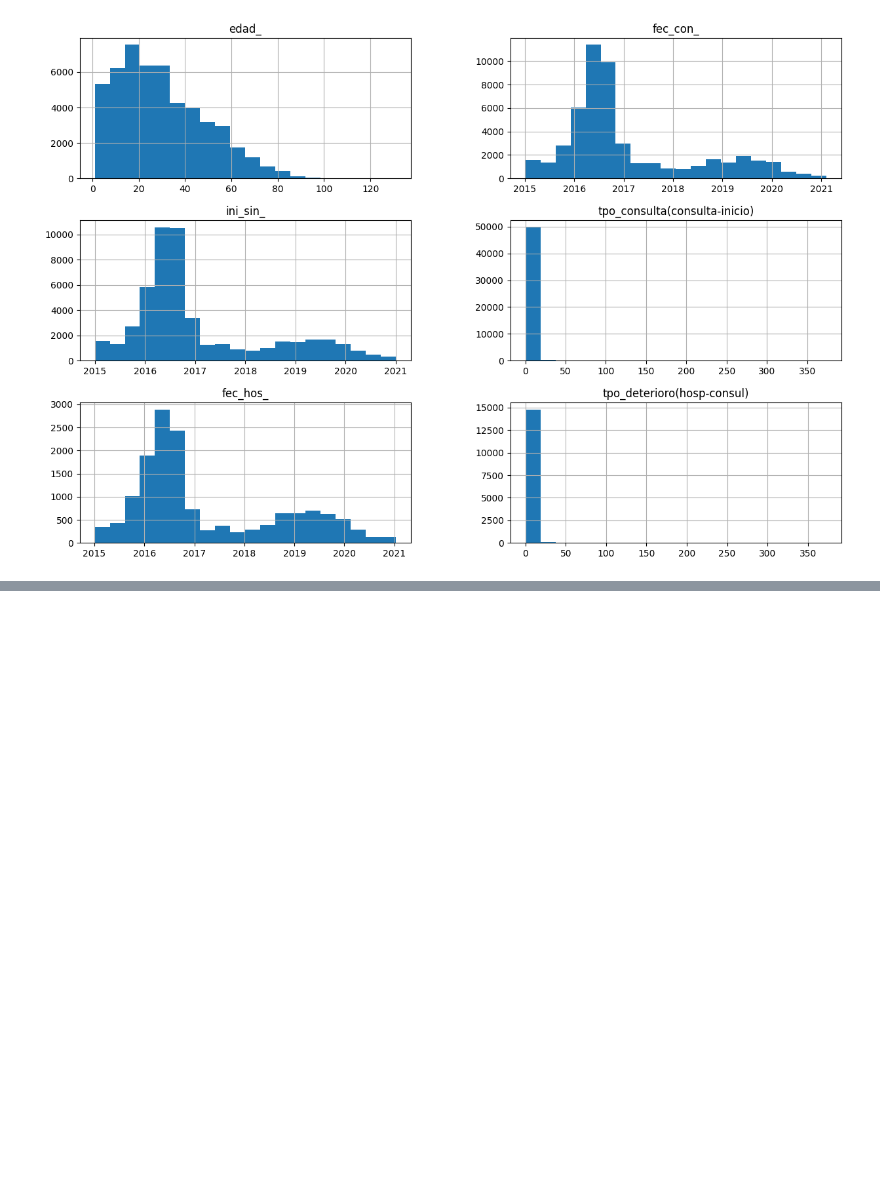
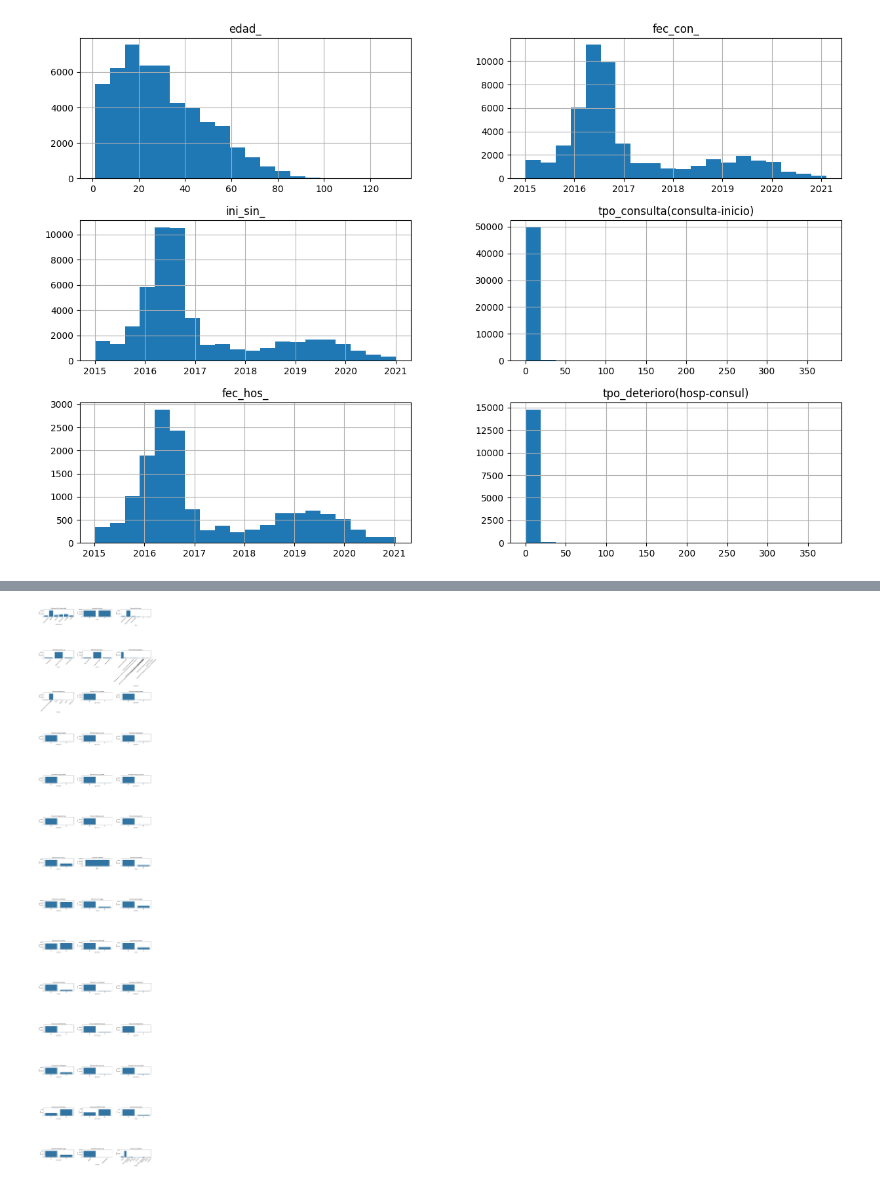
Before and after one commit to MarioSolano98/actividad-evaluativa3-AC, a Jupyter notebook: actividad_evaluativa3.ipynb, the cells around one changed output, grey strips where cells are left out. Cells and saved outputs as stored; diff of their text form; code cells hidden in the pictures; blank space fills up the shorter version.

```diff
--- a/actividad_evaluativa3.ipynb
+++ b/actividad_evaluativa3.ipynb
@@ -81,12 +87,3 @@ data.hist(bins=20, figsize=(15, 10))
 plt.show()
 # %% [output]
 [figure]
-# %%
-# Gráfico de barras para variables categóricas
-categorical_columns = data.select_dtypes(include=['object']).columns
-for col in categorical_columns:
-    plt.figure(figsize=(8, 4))
-    sns.countplot(data=data, x=col)
-    plt.xticks(rotation=45)
-    plt.title(f'Frecuencia de {col}')
-    plt.show()
@@ -107 +90,33 @@ for col in categorical_columns:
+# %%
+# Visualización de histogramas para variables categoricas
+
+# Selección de las columnas categóricas
+categorical_columns = data.select_dtypes(include=['object']).columns
+
+# Configuración de subplots en grupos de tres
+n_cols = 3
+n_rows = (len(categorical_columns) + n_cols - 1) // n_cols
+fig, axes = plt.subplots(nrows=n_rows, ncols=n_cols, figsize=(18, 6 * n_rows))
+
+# Aplanar los ejes en una sola lista para iterar fácilmente
+axes = axes.flatten()
+
+# Crear gráficos de barras para cada variable categórica
+for i, col in enumerate(categorical_columns):
+    sns.countplot(data=data, x=col, ax=axes[i])
+    axes[i].set_title(f'Frecuencia de {col}')
+    axes[i].tick_params(axis='x', rotation=45)
+    # Ajuste del límite superior de ylim para que se vea más espaciado
+    max_count = data[col].value_counts().max()
+    axes[i].set_ylim(0, max_count * 1.2)  # Ajuste del límite superior al 120% del valor máximo
+
+# Ocultar cualquier gráfico adicional en el subplot si hay un número impar de gráficos
+for j in range(i + 1, len(axes)):
+    axes[j].set_visible(False)
+
+# Ajuste del espaciado para evitar superposiciones
+plt.tight_layout(h_pad=5)  # h_pad controla el espacio vertical entre gráficos
+plt.show()
+# %% [output]
+[figure, added]
 # %%
```
Also changed, not shown: parts of 8 cells of this notebook.
